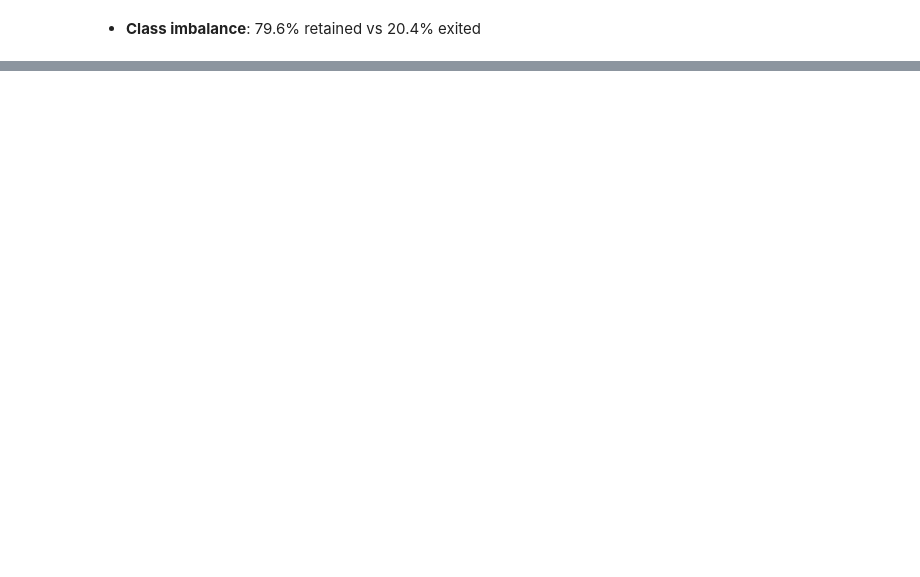
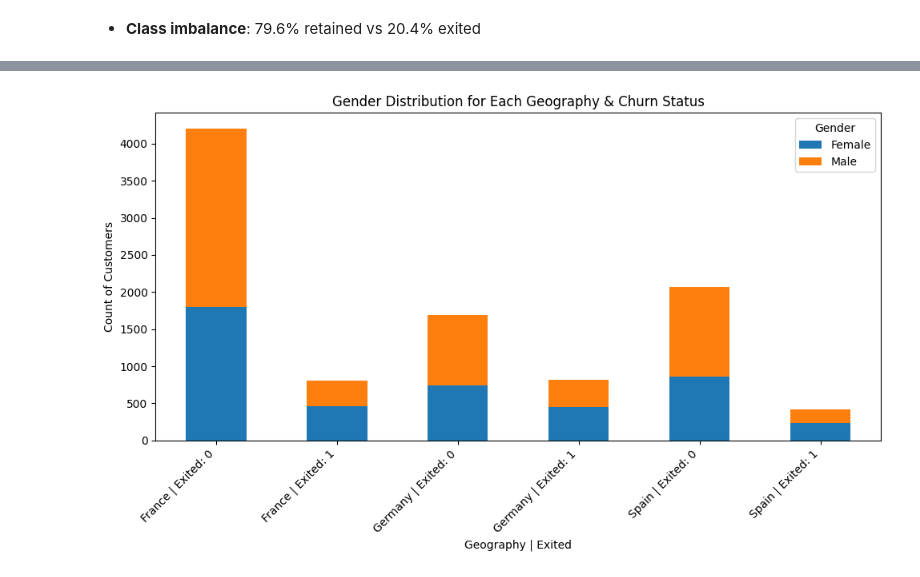
Before and after one commit to Over-Mind1/end-to-end-churn-project, a Jupyter notebook: Notebooks/EDA.ipynb, the cells around one changed output, grey strips where cells are left out. Drawn from its saved outputs; the diff is of its cells as text; code cells hidden in the pictures; blank space fills up the shorter version.

```diff
--- a/Notebooks/EDA.ipynb
+++ b/Notebooks/EDA.ipynb
@@ -105,0 +133,28 @@ Name: proportion, dtype: float64
+# %%
+# Create combined label
+df['Geo_Exited_Label'] = df['Geography'] + ' | Exited: ' + df['Exited'].astype(str)
+
+# Create crosstab (pivot table) for stacked bar plot
+stacked_data = pd.crosstab(df['Geo_Exited_Label'], df['Gender'])
+
+# Sort labels (Geo then Exited)
+stacked_data = stacked_data.sort_index()
+
+# Plot
+plt.figure(figsize=(10, 6))
+stacked_data.plot(
+    kind='bar',
+    stacked=True,
+    ax=plt.gca()
+)
+
+plt.title('Gender Distribution for Each Geography & Churn Status')
+plt.xlabel('Geography | Exited')
+plt.ylabel('Count of Customers')
+plt.xticks(rotation=45, ha='right')
+plt.legend(title='Gender')
+plt.tight_layout()
+plt.show()
+df.drop(columns=['Geo_Exited_Label'], inplace=True)
+# %% [output]
+[figure, added]
```
Also changed, not shown: parts of 11 cells of this notebook, 4 other files.
